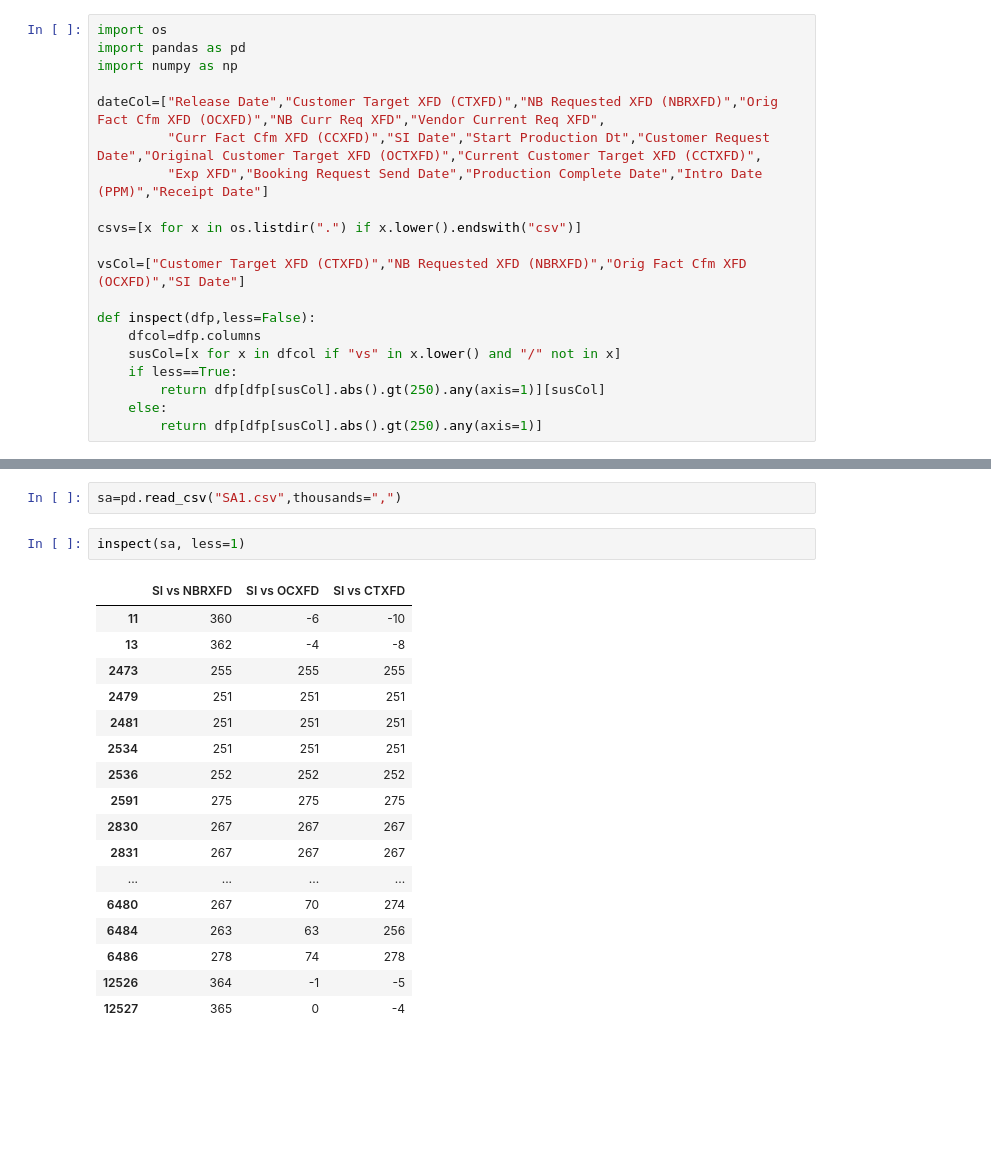
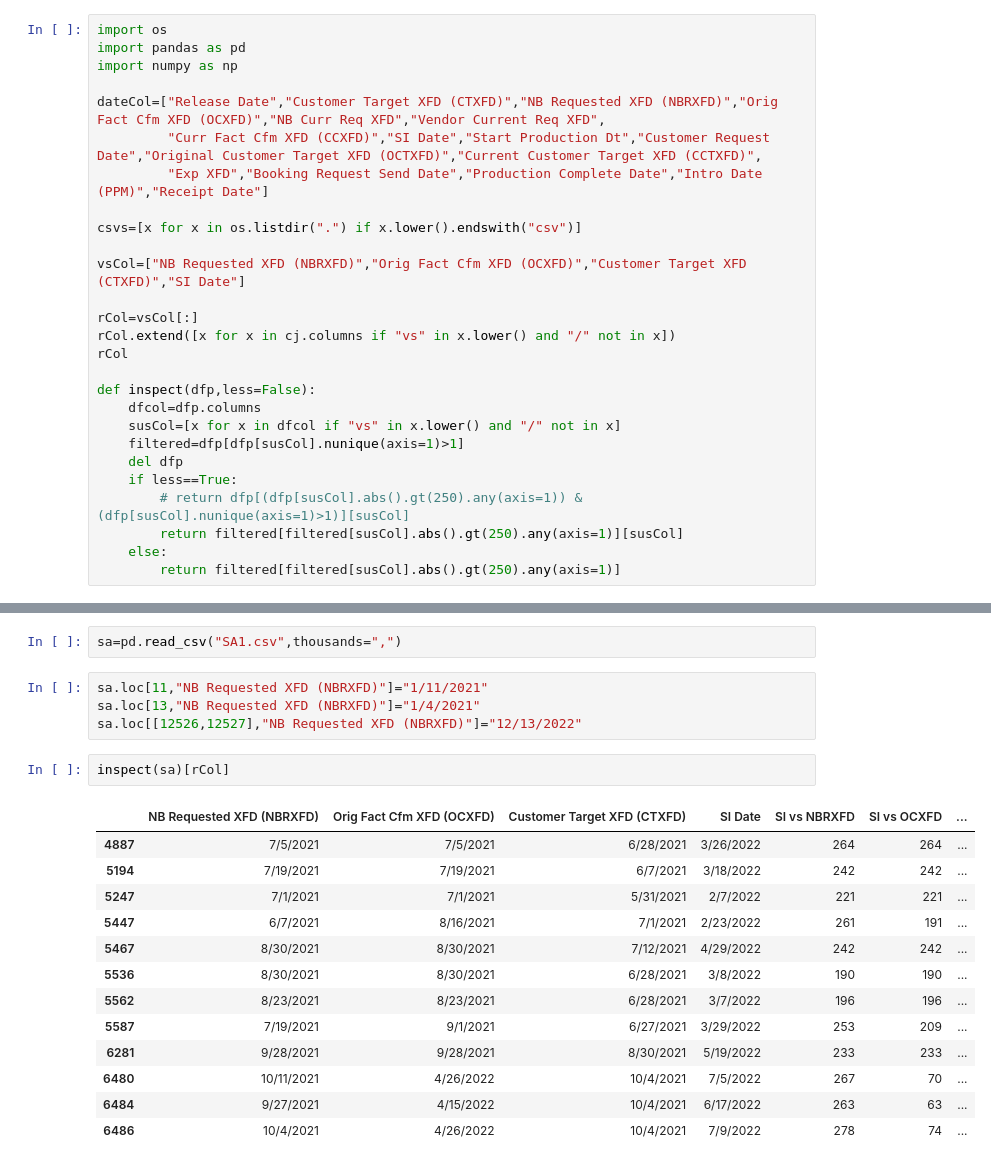
Before and after one commit to xolyn/labor_audit, a Jupyter notebook: LingyuZhou/w6/w6.2.ipynb, the cells around one changed output, grey strips where cells are left out. Drawn from its saved outputs; the diff is of its cells as text; blank space fills up the shorter version.

```diff
--- a/LingyuZhou/w6/w6.2.ipynb
+++ b/LingyuZhou/w6/w6.2.ipynb
@@ -9,15 +9,22 @@ dateCol=["Release Date","Customer Target XFD (CTXFD)","NB Requested XFD (NBRXFD)
 
 csvs=[x for x in os.listdir(".") if x.lower().endswith("csv")]
 
-vsCol=["Customer Target XFD (CTXFD)","NB Requested XFD (NBRXFD)","Orig Fact Cfm XFD (OCXFD)","SI Date"]
+vsCol=["NB Requested XFD (NBRXFD)","Orig Fact Cfm XFD (OCXFD)","Customer Target XFD (CTXFD)","SI Date"]
+
+rCol=vsCol[:]
+rCol.extend([x for x in cj.columns if "vs" in x.lower() and "/" not in x])
+rCol
 
 def inspect(dfp,less=False):
     dfcol=dfp.columns
     susCol=[x for x in dfcol if "vs" in x.lower() and "/" not in x]
+    filtered=dfp[dfp[susCol].nunique(axis=1)>1]
+    del dfp
     if less==True:
-        return dfp[dfp[susCol].abs().gt(250).any(axis=1)][susCol]
+        # return dfp[(dfp[susCol].abs().gt(250).any(axis=1)) & (dfp[susCol].nunique(axis=1)>1)][susCol]
+        return filtered[filtered[susCol].abs().gt(250).any(axis=1)][susCol]
     else:
-        return dfp[dfp[susCol].abs().gt(250).any(axis=1)]
+        return filtered[filtered[susCol].abs().gt(250).any(axis=1)]
 # %% [markdown]
 # 0709 end todo:
 1. create index
@@ -199,23 +184,23 @@ inspect(pyv)[dateCol]
 # `SA1`
 # %%
 sa=pd.read_csv("SA1.csv",thousands=",")
+# %%
+sa.loc[11,"NB Requested XFD (NBRXFD)"]="1/11/2021"
+sa.loc[13,"NB Requested XFD (NBRXFD)"]="1/4/2021"
+sa.loc[[12526,12527],"NB Requested XFD (NBRXFD)"]="12/13/2022"
 # %%
-inspect(sa, less=1)
+inspect(sa)[rCol]
 # %% [output]
-|  | SI vs NBRXFD | SI vs OCXFD | SI vs CTXFD |
-| 11 | 360 | -6 | -10 |
-| 13 | 362 | -4 | -8 |
-| 2473 | 255 | 255 | 255 |
-| 2479 | 251 | 251 | 251 |
-| 2481 | 251 | 251 | 251 |
-| 2534 | 251 | 251 | 251 |
-| 2536 | 252 | 252 | 252 |
-| 2591 | 275 | 275 | 275 |
-| 2830 | 267 | 267 | 267 |
-| 2831 | 267 | 267 | 267 |
-| ... | ... | ... | ... |
-| 6480 | 267 | 70 | 274 |
-| 6484 | 263 | 63 | 256 |
-| 6486 | 278 | 74 | 278 |
-| 12526 | 364 | -1 | -5 |
-| 12527 | 365 | 0 | -4 |
+|  | NB Requested XFD (NBRXFD) | Orig Fact Cfm XFD (OCXFD) | Customer Target XFD (CTXFD) | SI Date | SI vs NBRXFD | SI vs OCXFD | ... |
+| 4887 | 7/5/2021 | 7/5/2021 | 6/28/2021 | 3/26/2022 | 264 | 264 | ... |
+| 5194 | 7/19/2021 | 7/19/2021 | 6/7/2021 | 3/18/2022 | 242 | 242 | ... |
+| 5247 | 7/1/2021 | 7/1/2021 | 5/31/2021 | 2/7/2022 | 221 | 221 | ... |
+| 5447 | 6/7/2021 | 8/16/2021 | 7/1/2021 | 2/23/2022 | 261 | 191 | ... |
+| 5467 | 8/30/2021 | 8/30/2021 | 7/12/2021 | 4/29/2022 | 242 | 242 | ... |
+| 5536 | 8/30/2021 | 8/30/2021 | 6/28/2021 | 3/8/2022 | 190 | 190 | ... |
+| 5562 | 8/23/2021 | 8/23/2021 | 6/28/2021 | 3/7/2022 | 196 | 196 | ... |
+| 5587 | 7/19/2021 | 9/1/2021 | 6/27/2021 | 3/29/2022 | 253 | 209 | ... |
+| 6281 | 9/28/2021 | 9/28/2021 | 8/30/2021 | 5/19/2022 | 233 | 233 | ... |
+| 6480 | 10/11/2021 | 4/26/2022 | 10/4/2021 | 7/5/2022 | 267 | 70 | ... |
+| 6484 | 9/27/2021 | 4/15/2022 | 10/4/2021 | 6/17/2022 | 263 | 63 | ... |
+| 6486 | 10/4/2021 | 4/26/2022 | 10/4/2021 | 7/9/2022 | 278 | 74 | ... |
```
Also changed, not shown: parts of 12 cells of this notebook.
